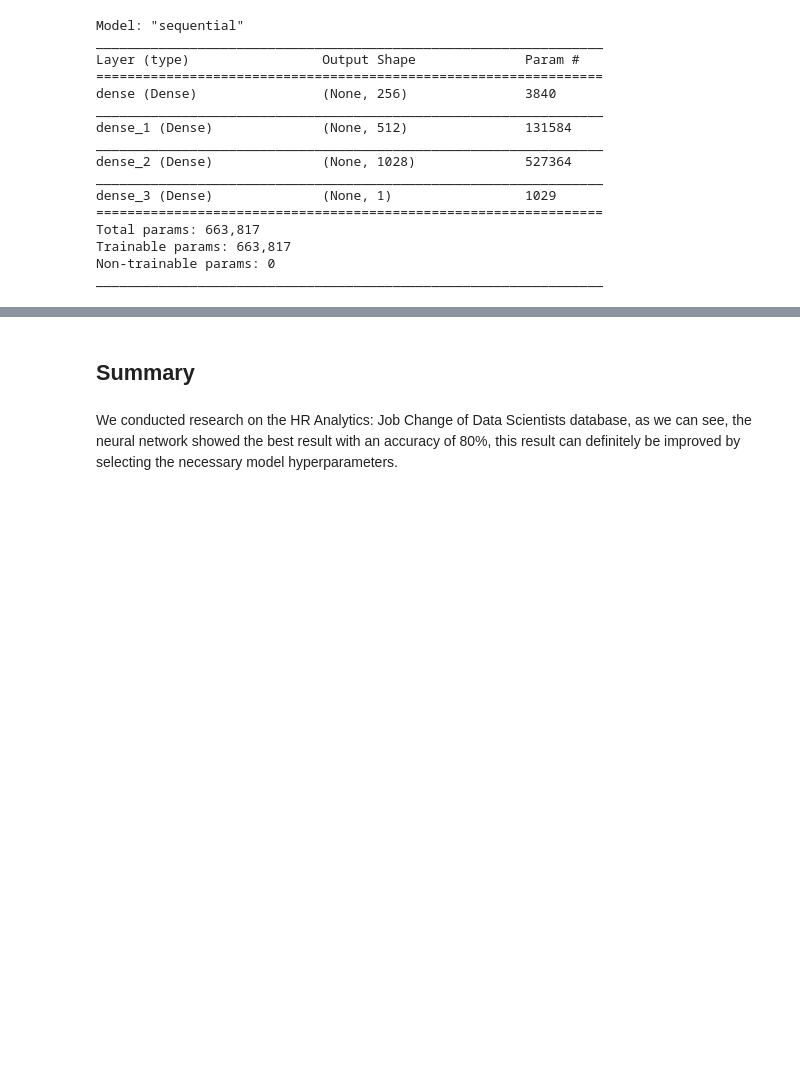
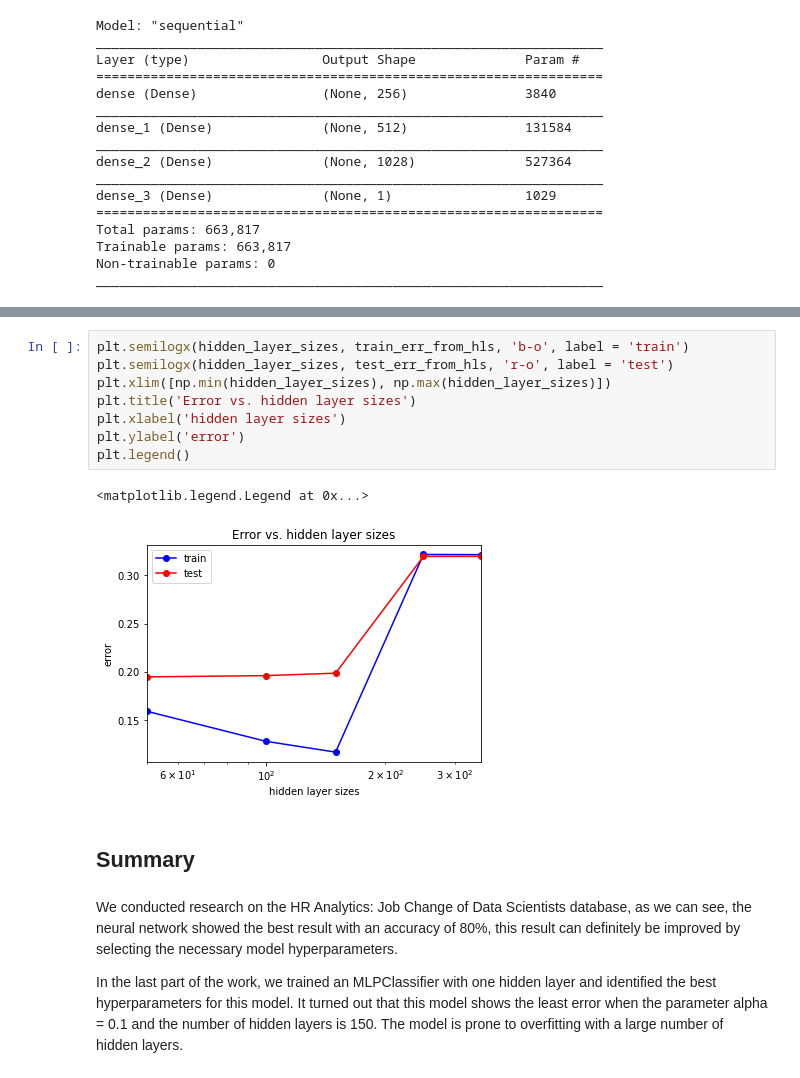
Before and after one commit to Meshford/NNGU_ML_homework, a Jupyter notebook: 1-st Homework.ipynb, the cells around one changed output, grey strips where cells are left out. Saved outputs shown, nothing was run; the diff lists cells and outputs as text; blank space fills up the shorter version.

```diff
--- a/1-st Homework.ipynb
+++ b/1-st Homework.ipynb
@@ -703,4 +761,17 @@ model.evaluate(X_test,y_test)
+# %%
+plt.semilogx(hidden_layer_sizes, train_err_from_hls, 'b-o', label = 'train')
+plt.semilogx(hidden_layer_sizes, test_err_from_hls, 'r-o', label = 'test')
+plt.xlim([np.min(hidden_layer_sizes), np.max(hidden_layer_sizes)])
+plt.title('Error vs. hidden layer sizes')
+plt.xlabel('hidden layer sizes')
+plt.ylabel('error')
+plt.legend()
+# %% [output]
+<matplotlib.legend.Legend at 0x...>
+[figure, added]
 # %% [markdown]
 ## Summary
 # %% [markdown]
 We conducted research on the HR Analytics: Job Change of Data Scientists database, as we can see, the neural network showed the best result with an accuracy of 80%, this result can definitely be improved by selecting the necessary model hyperparameters.
+
+In the last part of the work, we trained an MLPClassifier with one hidden layer and identified the best hyperparameters for this model. It turned out that this model shows the least error when the parameter alpha = 0.1 and the number of hidden layers is 150. The model is prone to overfitting with a large number of hidden layers.
```
Also changed, not shown: parts of 8 cells of this notebook.
